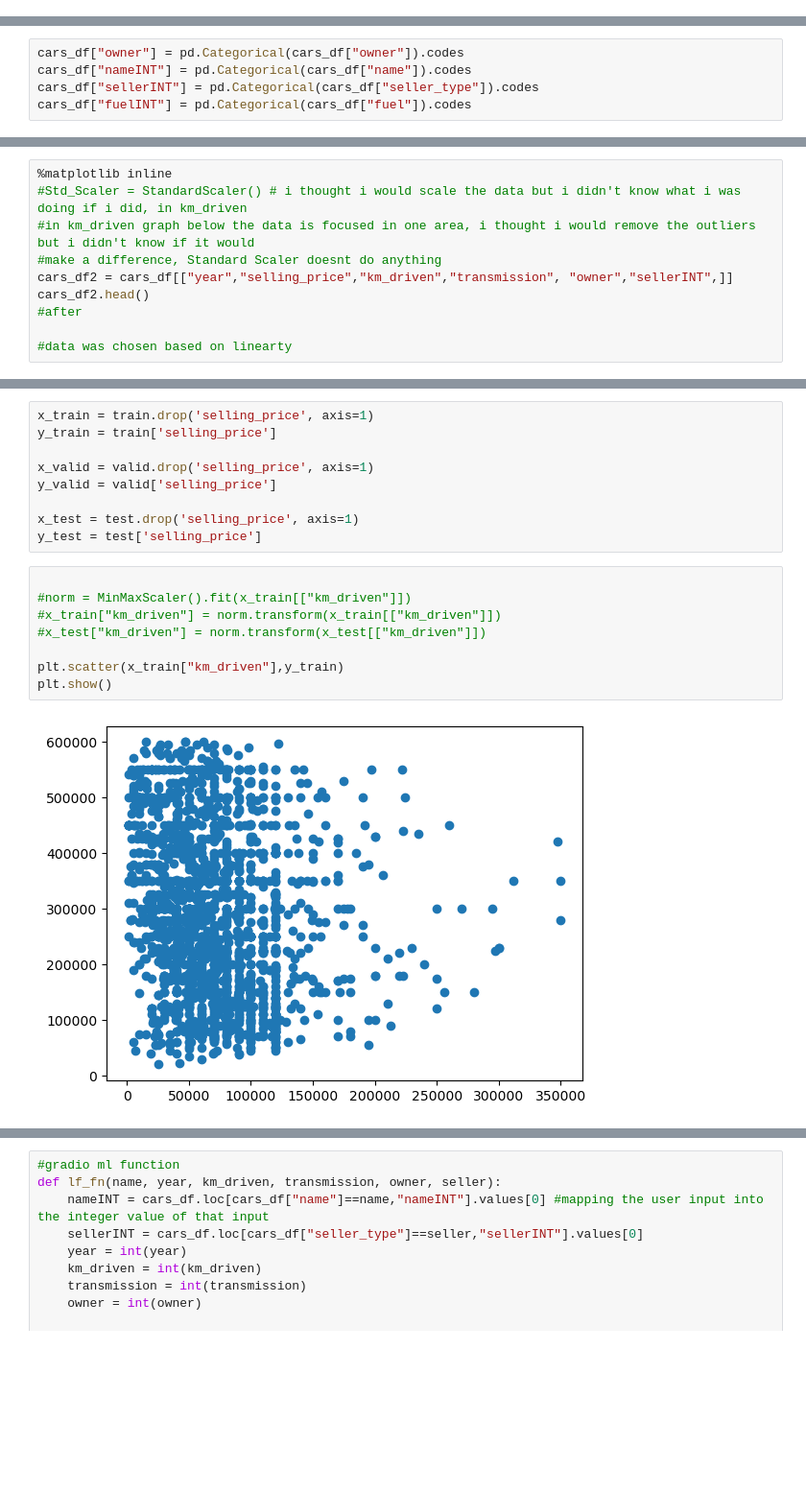
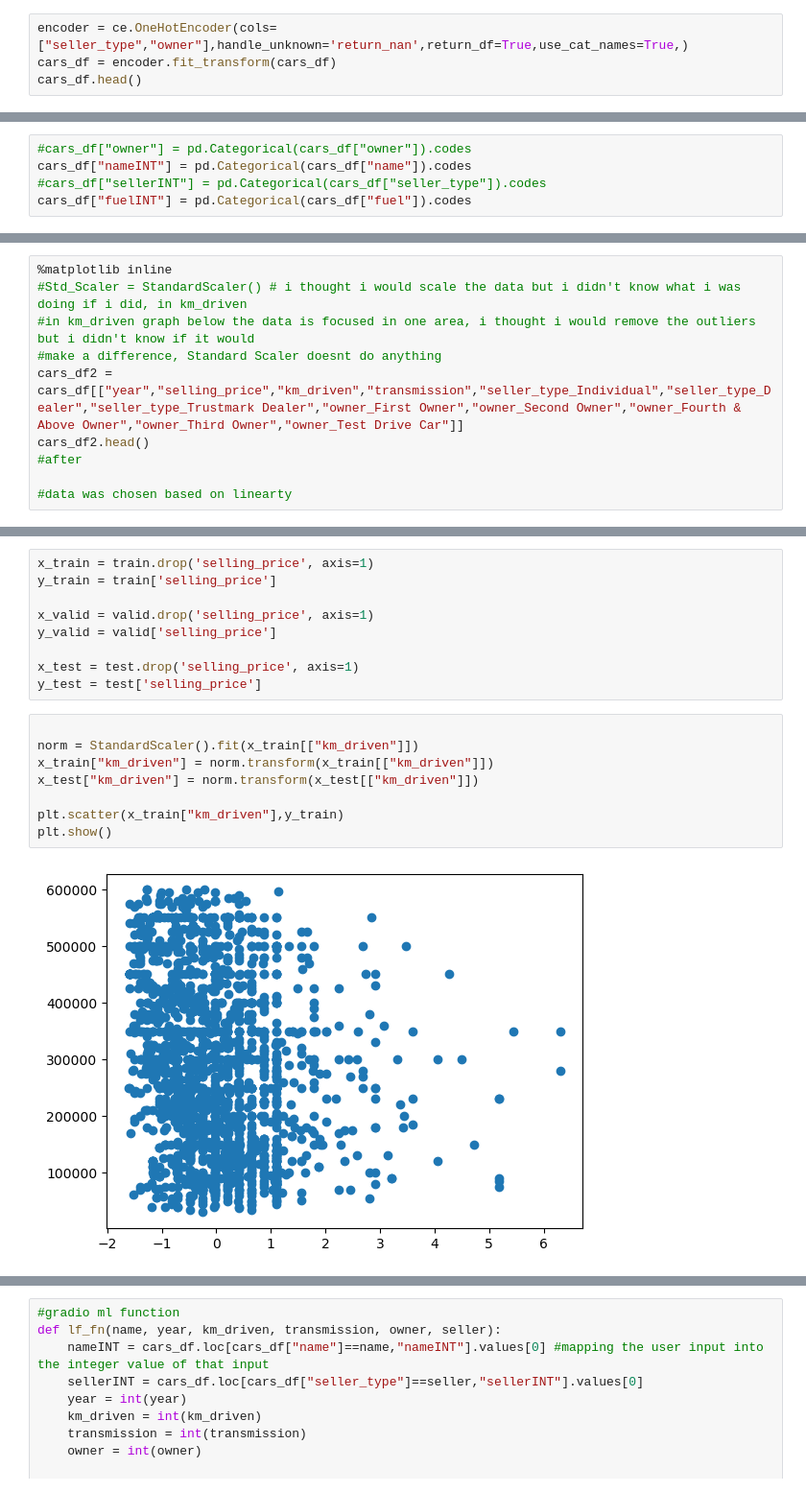
Before and after one commit to ahmmadh/fcc-ml2, a Jupyter notebook: fcc_ml.ipynb, the cells around one changed output, grey strips where cells are left out. Shown at 96% size. Drawn from its saved outputs; the diff is of its cells as text; blank space fills up the shorter version.

```diff
--- a/fcc_ml.ipynb
+++ b/fcc_ml.ipynb
@@ -163,3 +173,7 @@ cars_df =pd.read_csv("car.csv") # https://www.kaggle.com/datasets/nehalbirla/veh
 # %%
 #preprocessing
 cars_df["transmission"] = (cars_df["transmission"]=="Manual").astype(int)
+# %%
+encoder = ce.OneHotEncoder(cols=["seller_type","owner"],handle_unknown='return_nan',return_df=True,use_cat_names=True,)
+cars_df = encoder.fit_transform(cars_df)
+cars_df.head()
@@ -166,7 +187,7 @@ cars_df["transmission"] = (cars_df["transmission"]=="Manual").astype(int)
 # %%
-cars_df["owner"] = pd.Categorical(cars_df["owner"]).codes
+#cars_df["owner"] = pd.Categorical(cars_df["owner"]).codes
 cars_df["nameINT"] = pd.Categorical(cars_df["name"]).codes
-cars_df["sellerINT"] = pd.Categorical(cars_df["seller_type"]).codes
+#cars_df["sellerINT"] = pd.Categorical(cars_df["seller_type"]).codes
 cars_df["fuelINT"] = pd.Categorical(cars_df["fuel"]).codes
 # %%
 cars_df = cars_df.sample(frac=1)
@@ -185,7 +206,7 @@ cars_df.head()
 #Std_Scaler = StandardScaler() # i thought i would scale the data but i didn't know what i was doing if i did, in km_driven
 #in km_driven graph below the data is focused in one area, i thought i would remove the outliers but i didn't know if it would
 #make a difference, Standard Scaler doesnt do anything
-cars_df2 = cars_df[["year","selling_price","km_driven","transmission", "owner","sellerINT",]]
+cars_df2 = cars_df[["year","selling_price","km_driven","transmission","seller_type_Individual","seller_type_Dealer","seller_type_Trustmark Dealer","owner_First Owner","owner_Second Owner","owner_Fourth & Above Owner","owner_Third Owner","owner_Test Drive Car"]]
 cars_df2.head()
 #after
 
@@ -238,14 +259,14 @@ x_test = test.drop('selling_price', axis=1)
 y_test = test['selling_price']
 # %%
 
-#norm = MinMaxScaler().fit(x_train[["km_driven"]])
-#x_train["km_driven"] = norm.transform(x_train[["km_driven"]])
-#x_test["km_driven"] = norm.transform(x_test[["km_driven"]])
+norm = StandardScaler().fit(x_train[["km_driven"]])
+x_train["km_driven"] = norm.transform(x_train[["km_driven"]])
+x_test["km_driven"] = norm.transform(x_test[["km_driven"]])
 
 plt.scatter(x_train["km_driven"],y_train)
 plt.show()
 # %% [output]
-[figure, old version]
+[figure, new version]
 # %%
 lg_model = LinearRegression()
 lg_model = lg_model.fit(x_train,y_train)
```
Also changed, not shown: parts of 7 cells of this notebook.
